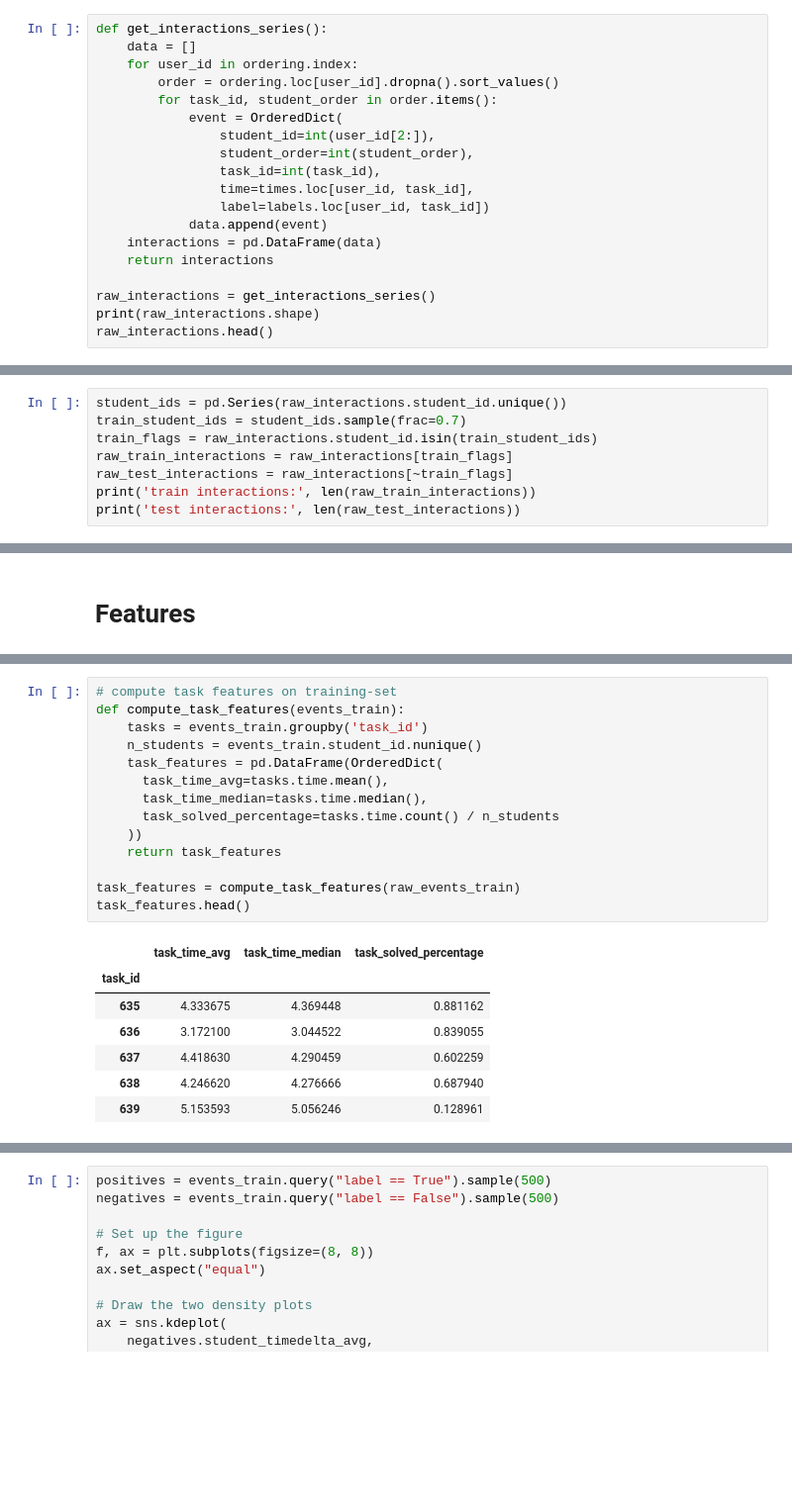
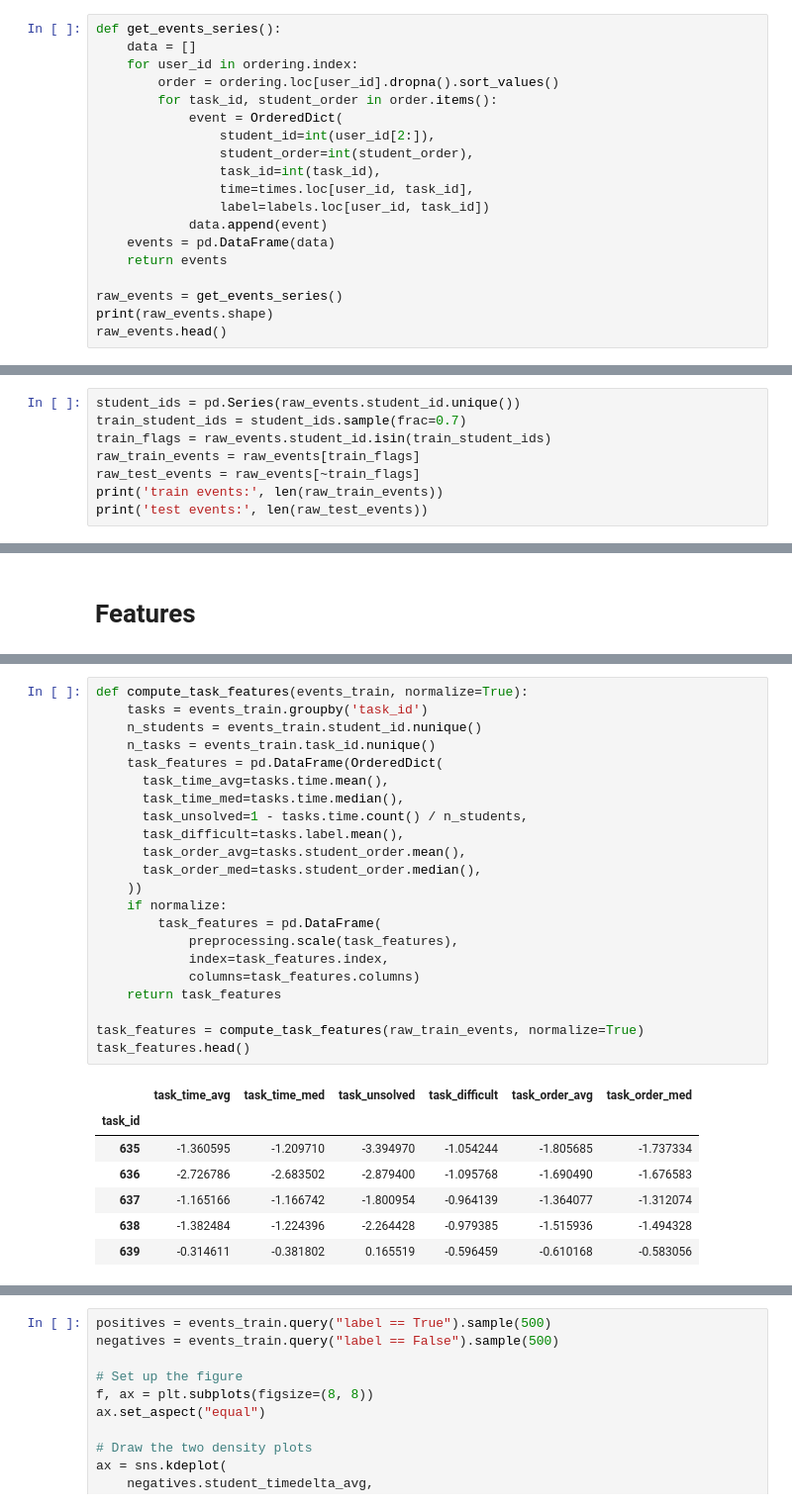
Before and after one commit to adaptive-learning/flocs-analyses, a Jupyter notebook: difficulty_classification/Difficulty Classification.ipynb, the cells around one changed output, grey strips where cells are left out. Shown at 99% size. Drawn from its saved outputs; the diff is of its cells as text; blank space fills up the shorter version.

Commit message:
Update difficulty classification

```diff
--- a/difficulty_classification/Difficulty Classification.ipynb
+++ b/difficulty_classification/Difficulty Classification.ipynb
@@ -96,7 +97,7 @@ interactions: 122665
 
 Let's transform the pivoted tables into raw time series of student-task interaction.
 # %%
-def get_interactions_series():
+def get_events_series():
     data = []
     for user_id in ordering.index:
         order = ordering.loc[user_id].dropna().sort_values()
@@ -108,12 +109,12 @@ def get_interactions_series():
                 time=times.loc[user_id, task_id],
                 label=labels.loc[user_id, task_id])
             data.append(event)
-    interactions = pd.DataFrame(data)
-    return interactions
+    events = pd.DataFrame(data)
+    return events
 
-raw_interactions = get_interactions_series()
-print(raw_interactions.shape)
-raw_interactions.head()
+raw_events = get_events_series()
+print(raw_events.shape)
+raw_events.head()
 # %% [output]
 (121258, 5)
 |  | student_id | student_order | task_id | time | label |
@@ -129,11 +130,11 @@ Before doing anything else, we split all interactions into a training set and te
 
 We will assume independence between users (which is a reasonable assumption). For a single user, we avoid "predicting past from the future" by a user-stratified split, i.e. we select a random subset of students a puts all their interactions into the test set.
 # %%
-student_ids = pd.Series(raw_interactions.student_id.unique())
+student_ids = pd.Series(raw_events.student_id.unique())
 train_student_ids = student_ids.sample(frac=0.7)
-train_flags = raw_interactions.student_id.isin(train_student_ids)
-raw_train_interactions = raw_interactions[train_flags]
-raw_test_interactions = raw_interactions[~train_flags]
-print('train interactions:', len(raw_train_interactions))
-print('test interactions:', len(raw_test_interactions))
+train_flags = raw_events.student_id.isin(train_student_ids)
+raw_train_events = raw_events[train_flags]
+raw_test_events = raw_events[~train_flags]
+print('train events:', len(raw_train_events))
+print('test events:', len(raw_test_events))
 # %% [output]
@@ -171,22 +168,30 @@ Methodology:
 # %%
-# compute task features on training-set
-def compute_task_features(events_train):
+def compute_task_features(events_train, normalize=True):
     tasks = events_train.groupby('task_id')
     n_students = events_train.student_id.nunique()
+    n_tasks = events_train.task_id.nunique()
     task_features = pd.DataFrame(OrderedDict(
       task_time_avg=tasks.time.mean(),
-      task_time_median=tasks.time.median(),
-      task_solved_percentage=tasks.time.count() / n_students
+      task_time_med=tasks.time.median(),
+      task_unsolved=1 - tasks.time.count() / n_students,
+      task_difficult=tasks.label.mean(),
+      task_order_avg=tasks.student_order.mean(),
+      task_order_med=tasks.student_order.median(),
     ))
+    if normalize:
+        task_features = pd.DataFrame(
+            preprocessing.scale(task_features),
+            index=task_features.index,
+            columns=task_features.columns)
     return task_features
 
-task_features = compute_task_features(raw_events_train)
+task_features = compute_task_features(raw_train_events, normalize=True)
 task_features.head()
 # %% [output]
-|  | task_time_avg | task_time_median | task_solved_percentage |
-| task_id |  |  |  |
-| 635 | 4.333675 | 4.369448 | 0.881162 |
-| 636 | 3.172100 | 3.044522 | 0.839055 |
-| 637 | 4.418630 | 4.290459 | 0.602259 |
-| 638 | 4.246620 | 4.276666 | 0.687940 |
-| 639 | 5.153593 | 5.056246 | 0.128961 |
+|  | task_time_avg | task_time_med | task_unsolved | task_difficult | task_order_avg | task_order_med |
+| task_id |  |  |  |  |  |  |
+| 635 | -1.360595 | -1.209710 | -3.394970 | -1.054244 | -1.805685 | -1.737334 |
+| 636 | -2.726786 | -2.683502 | -2.879400 | -1.095768 | -1.690490 | -1.676583 |
+| 637 | -1.165166 | -1.166742 | -1.800954 | -0.964139 | -1.364077 | -1.312074 |
+| 638 | -1.382484 | -1.224396 | -2.264428 | -0.979385 | -1.515936 | -1.494328 |
+| 639 | -0.314611 | -0.381802 | 0.165519 | -0.596459 | -0.610168 | -0.583056 |
```
Also changed, not shown: parts of 12 cells of this notebook.
